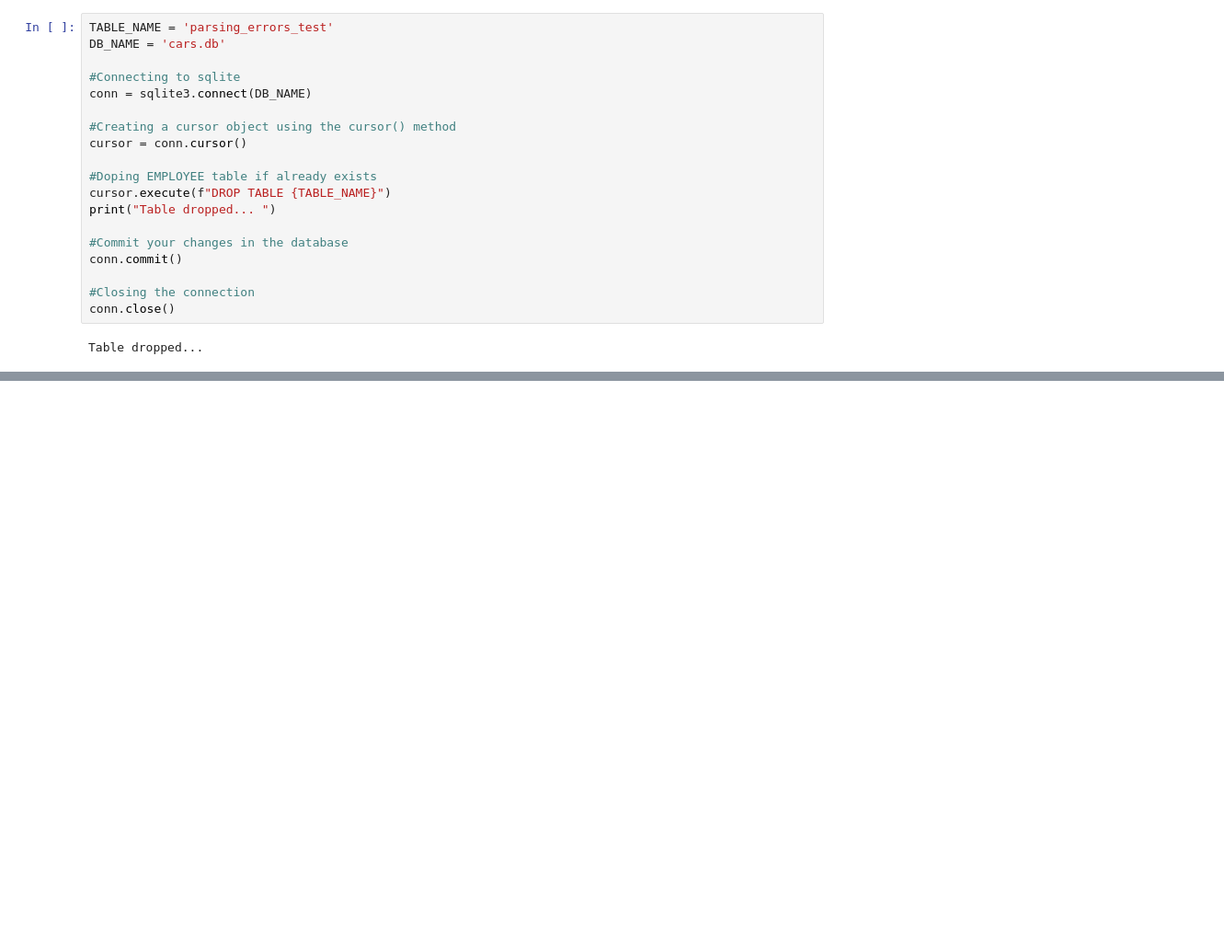
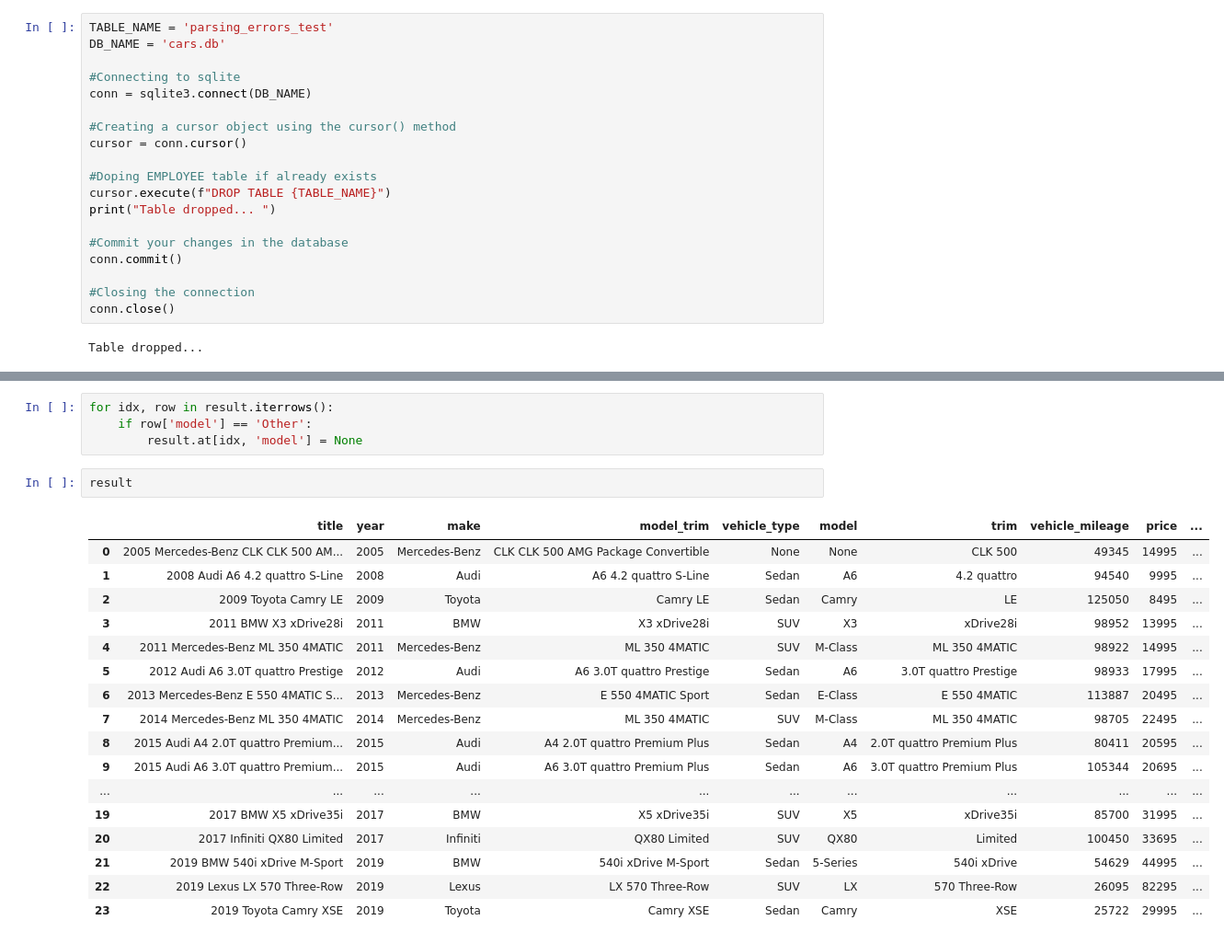
Before and after one commit to dkimhw/inventory-insights, a Jupyter notebook: explore_dealership.ipynb, the cells around one changed output, grey strips where cells are left out. Shown at 92% size. Cells and saved outputs as stored; diff of their text form; blank space fills up the shorter version.

```diff
--- a/explore_dealership.ipynb
+++ b/explore_dealership.ipynb
@@ -705,3 +705,27 @@ result
+# %%
+for idx, row in result.iterrows():
+    if row['model'] == 'Other':
+        result.at[idx, 'model'] = None
+# %%
+result
+# %% [output]
+|  | title | year | make | model_trim | vehicle_type | model | trim | vehicle_mileage | price | ... |
+| 0 | 2005 Mercedes-Benz CLK CLK 500 AM... | 2005 | Mercedes-Benz | CLK CLK 500 AMG Package Convertible | None | None | CLK 500 | 49345 | 14995 | ... |
+| 1 | 2008 Audi A6 4.2 quattro S-Line | 2008 | Audi | A6 4.2 quattro S-Line | Sedan | A6 | 4.2 quattro | 94540 | 9995 | ... |
+| 2 | 2009 Toyota Camry LE | 2009 | Toyota | Camry LE | Sedan | Camry | LE | 125050 | 8495 | ... |
+| 3 | 2011 BMW X3 xDrive28i | 2011 | BMW | X3 xDrive28i | SUV | X3 | xDrive28i | 98952 | 13995 | ... |
+| 4 | 2011 Mercedes-Benz ML 350 4MATIC | 2011 | Mercedes-Benz | ML 350 4MATIC | SUV | M-Class | ML 350 4MATIC | 98922 | 14995 | ... |
+| 5 | 2012 Audi A6 3.0T quattro Prestige | 2012 | Audi | A6 3.0T quattro Prestige | Sedan | A6 | 3.0T quattro Prestige | 98933 | 17995 | ... |
+| 6 | 2013 Mercedes-Benz E 550 4MATIC S... | 2013 | Mercedes-Benz | E 550 4MATIC Sport | Sedan | E-Class | E 550 4MATIC | 113887 | 20495 | ... |
+| 7 | 2014 Mercedes-Benz ML 350 4MATIC | 2014 | Mercedes-Benz | ML 350 4MATIC | SUV | M-Class | ML 350 4MATIC | 98705 | 22495 | ... |
+| 8 | 2015 Audi A4 2.0T quattro Premium... | 2015 | Audi | A4 2.0T quattro Premium Plus | Sedan | A4 | 2.0T quattro Premium Plus | 80411 | 20595 | ... |
+| 9 | 2015 Audi A6 3.0T quattro Premium... | 2015 | Audi | A6 3.0T quattro Premium Plus | Sedan | A6 | 3.0T quattro Premium Plus | 105344 | 20695 | ... |
+| ... | ... | ... | ... | ... | ... | ... | ... | ... | ... | ... |
+| 19 | 2017 BMW X5 xDrive35i | 2017 | BMW | X5 xDrive35i | SUV | X5 | xDrive35i | 85700 | 31995 | ... |
+| 20 | 2017 Infiniti QX80 Limited | 2017 | Infiniti | QX80 Limited | SUV | QX80 | Limited | 100450 | 33695 | ... |
+| 21 | 2019 BMW 540i xDrive M-Sport | 2019 | BMW | 540i xDrive M-Sport | Sedan | 5-Series | 540i xDrive | 54629 | 44995 | ... |
+| 22 | 2019 Lexus LX 570 Three-Row | 2019 | Lexus | LX 570 Three-Row | SUV | LX | 570 Three-Row | 26095 | 82295 | ... |
+| 23 | 2019 Toyota Camry XSE | 2019 | Toyota | Camry XSE | Sedan | Camry | XSE | 25722 | 29995 | ... |
 # %%
 
 conn = sqlite3.connect('cars.db')
```
Also changed, not shown: parts of 29 cells of this notebook, 9 other files.
